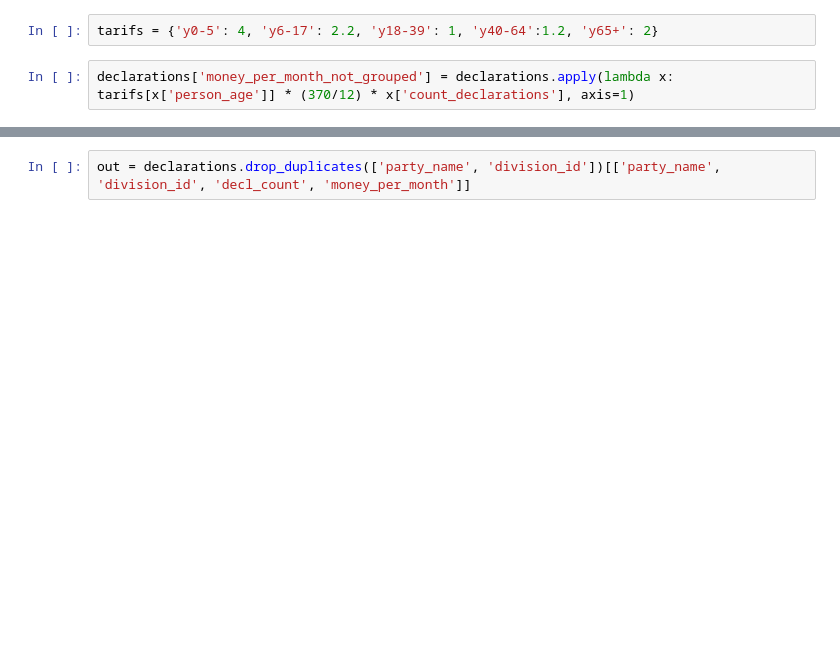
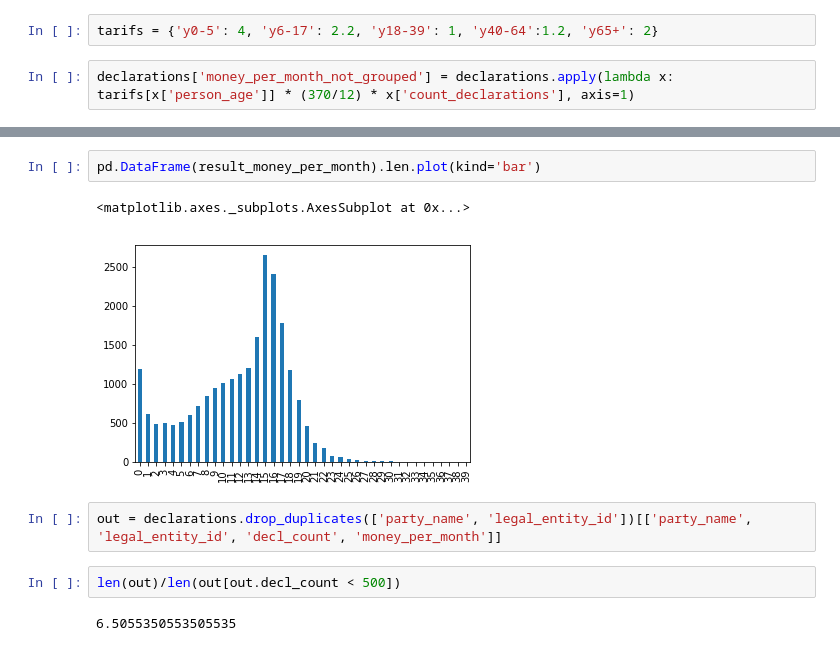
Before and after one commit to ptrBodnar/medical_data, a Jupyter notebook: final_data_processing.ipynb, the cells around one changed output, grey strips where cells are left out. Saved outputs shown, nothing was run; the diff lists cells and outputs as text; blank space fills up the shorter version.

```diff
--- a/final_data_processing.ipynb
+++ b/final_data_processing.ipynb
@@ -249,2 +390,11 @@ declarations.drop_duplicates(['party_name', 'division_id'])
+# %%
+pd.DataFrame(result_money_per_month).len.plot(kind='bar')
+# %% [output]
+<matplotlib.axes._subplots.AxesSubplot at 0x...>
+[figure, added]
 # %%
-out = declarations.drop_duplicates(['party_name', 'division_id'])[['party_name', 'division_id', 'decl_count', 'money_per_month']]
+out = declarations.drop_duplicates(['party_name', 'legal_entity_id'])[['party_name', 'legal_entity_id', 'decl_count', 'money_per_month']]
+# %%
+len(out)/len(out[out.decl_count < 500])
+# %% [output]
+6.5055350553505535
```
Also changed, not shown: parts of 35 cells of this notebook, 4 other files.
